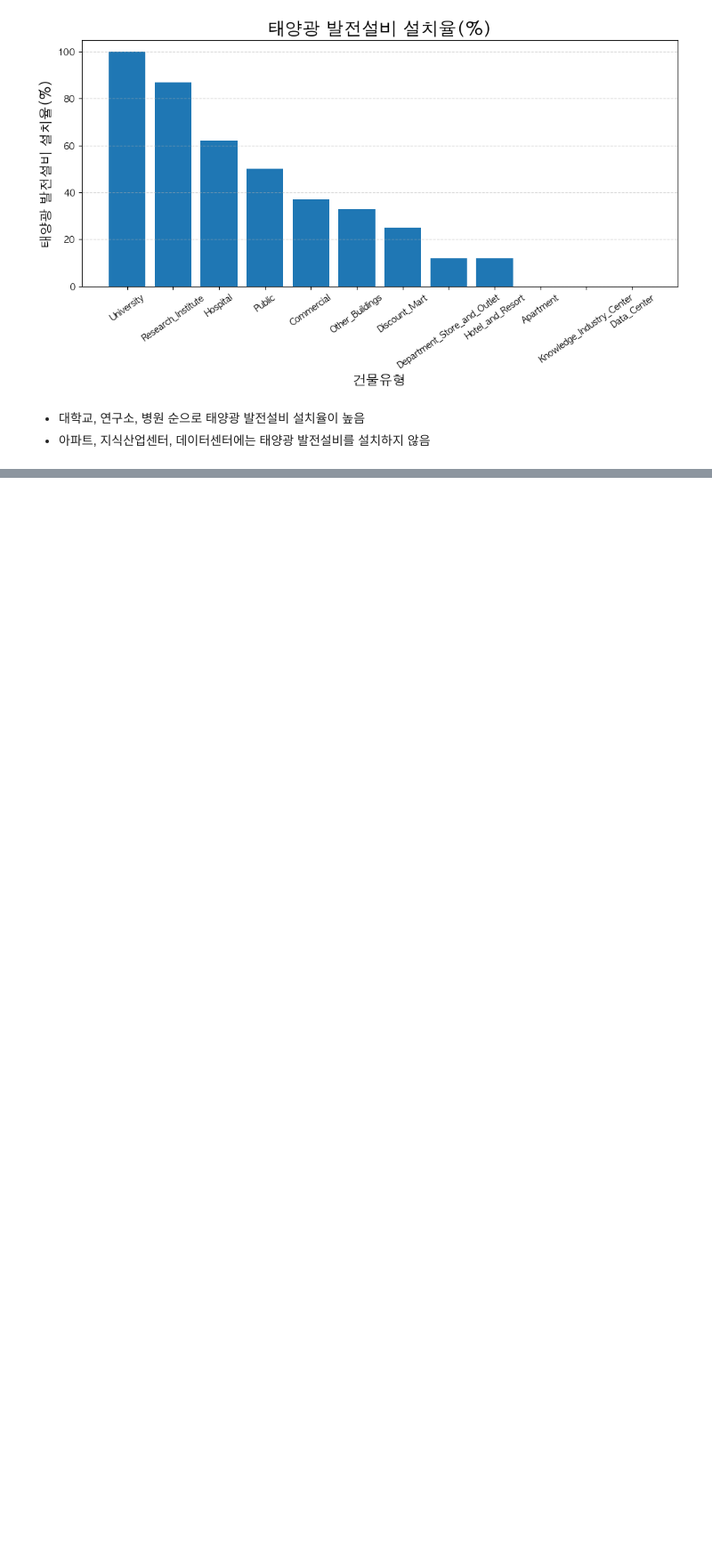
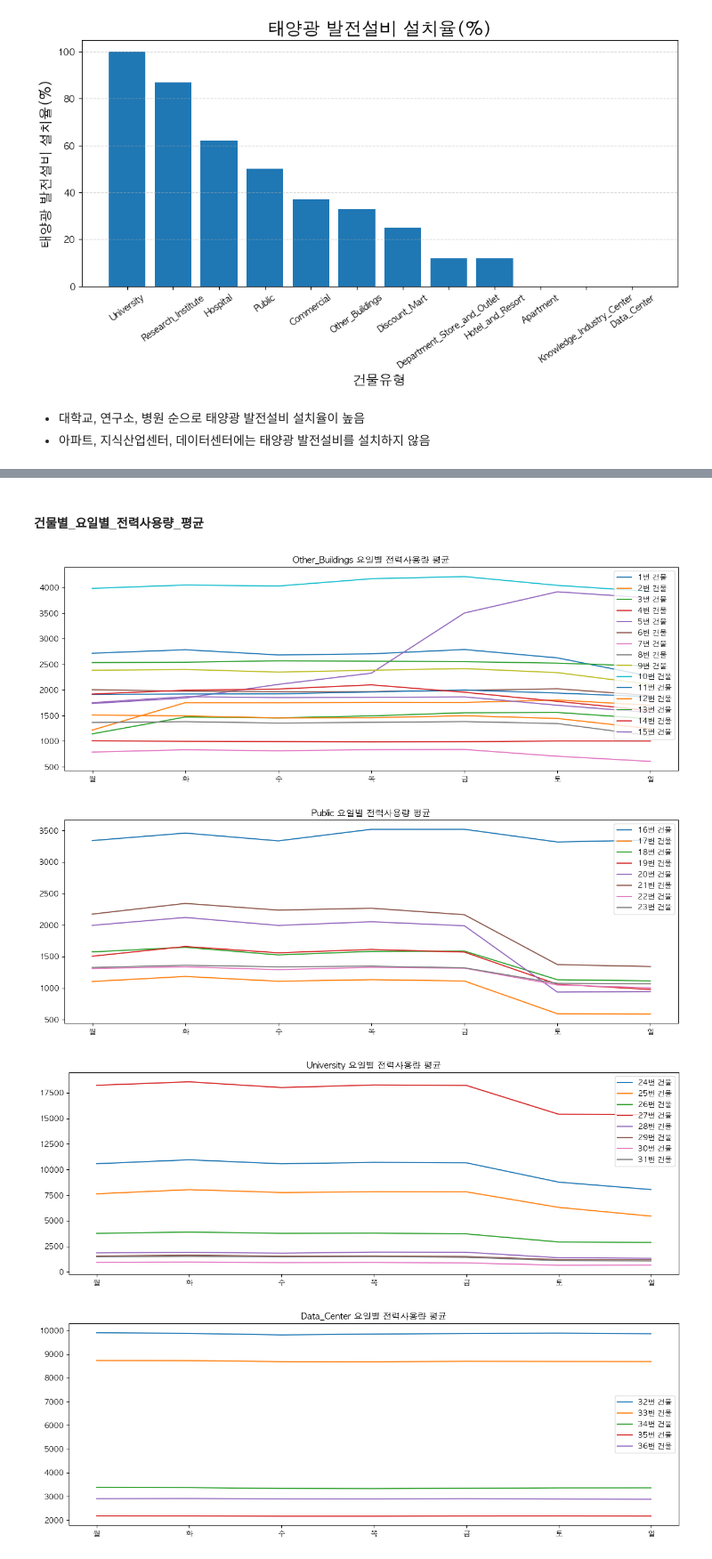
Before and after one commit to zivary/ABBA_test, a Jupyter notebook: ABBA_test-main/ABBA_test_EDA.ipynb, the cells around one changed output, grey strips where cells are left out. Shown at 89% size. Cells and saved outputs as stored; diff of their text form; code cells hidden in the pictures; blank space fills up the shorter version.

```diff
--- a/ABBA_test-main/ABBA_test_EDA.ipynb
+++ b/ABBA_test-main/ABBA_test_EDA.ipynb
@@ -872,0 +884,27 @@ plt.show()
+# %% [markdown]
+#### 건물별_요일별_전력사용량_평균
+# %%
+건물별_요일별_전력사용량_평균 = train_df.groupby(['building_number','building_type','day_of_week', ])
+건물별_요일별_전력사용량_평균 = 건물별_요일별_전력사용량_평균.power_consumption.mean()
+
+건물별_요일별_전력사용량_평균 = 건물별_요일별_전력사용량_평균.reset_index()
+# display(건물별_요일별_전력사용량_평균)
+building_type_list = building_info.building_type.unique()
+# print(building_type_list)
+요일 = ['월', '화', '수', '목', '금', '토', '일']
+
+건물별_요일별_전력사용량_평균 = 건물별_요일별_전력사용량_평균.groupby('building_number')
+건물별_요일별_전력사용량_평균.get_group(1)
+for i in building_type_list:
+    plt.figure(figsize=(15, 5))
+    for j in range(1,101):
+        if 건물별_요일별_전력사용량_평균.get_group(j).building_type.unique() == i:
+            plt.plot(요일, 건물별_요일별_전력사용량_평균.get_group(j).power_consumption, label=f"{j}번 건물")
+    plt.title(f'{i} 요일별 전력사용량 평균')
+    plt.legend()
+    plt.show()
+# %% [output]
+[figure, added]
+[figure, added]
+[figure, added]
+[figure, added]
```
Also changed, not shown: parts of 24 cells of this notebook, 3 other files.
